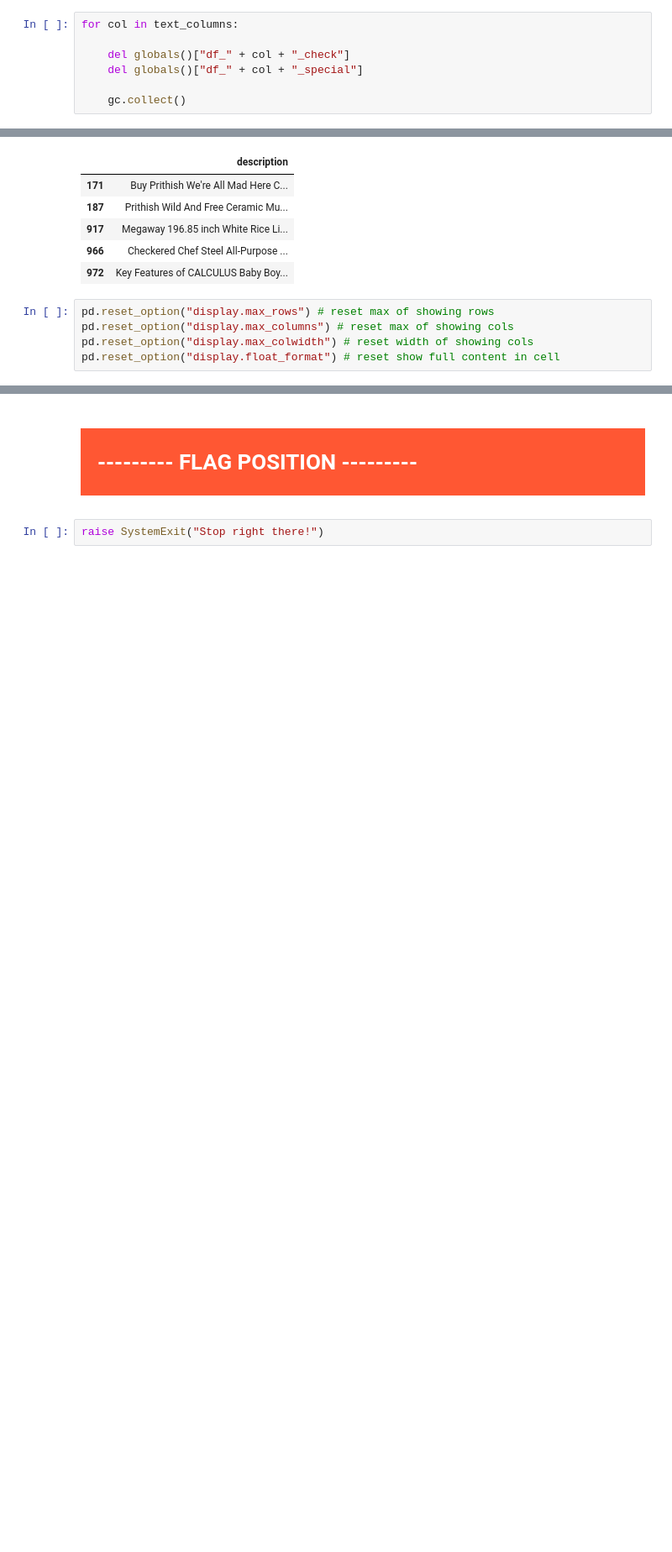
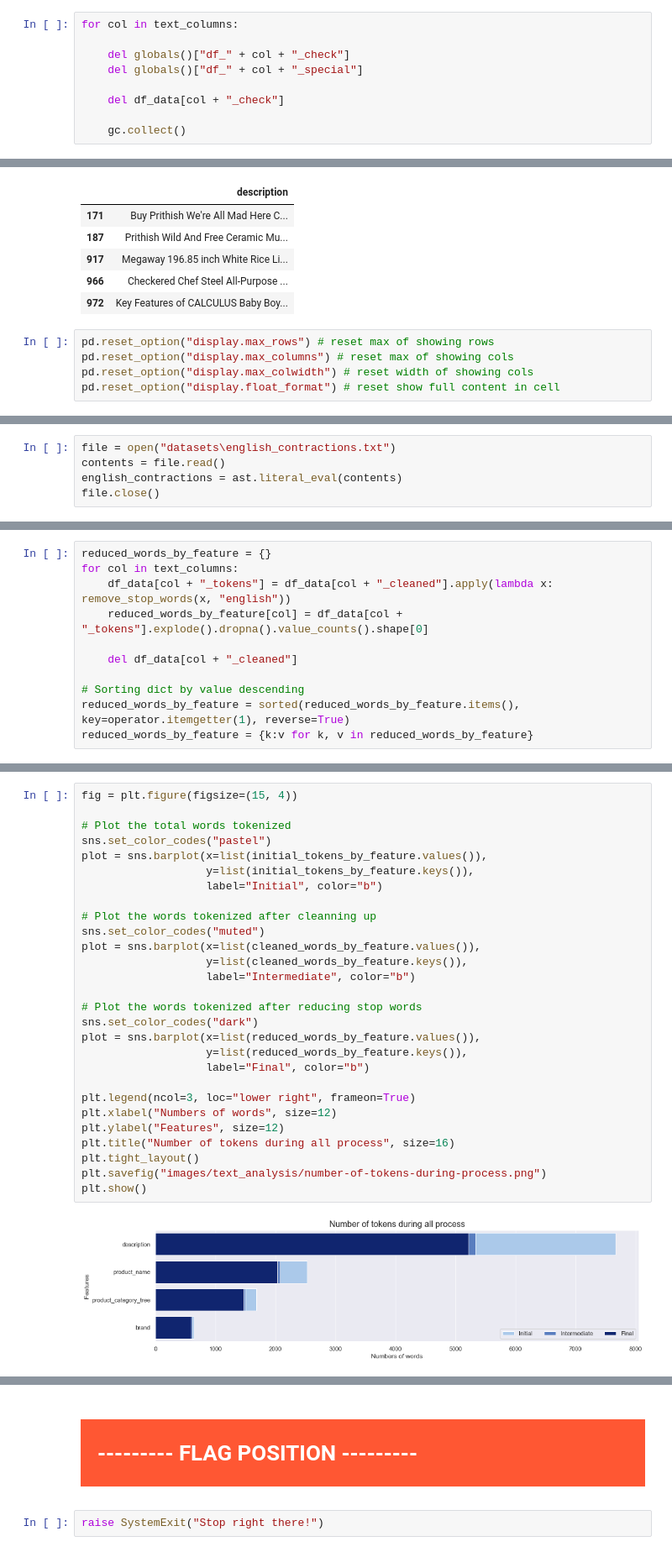
Before and after one commit to samirhinojosa/OC-P6-automatically-classify-consumer-goods, a Jupyter notebook: text_analysis_notebook.ipynb, the cells around one changed output, grey strips where cells are left out. Shown: that part at 84% size. Drawn from its saved outputs; the diff is of its cells as text; blank space fills up the shorter version.

Commit message:
cleanning up and tokenization of words

```diff
--- a/text_analysis_notebook.ipynb
+++ b/text_analysis_notebook.ipynb
@@ -549,4 +550,6 @@ for col in text_columns:
     del globals()["df_" + col + "_check"]
     del globals()["df_" + col + "_special"]
 
+    del df_data[col + "_check"]
+
     gc.collect()
@@ -608,0 +653,5 @@ pd.reset_option("display.float_format") # reset show full content in cell
+# %%
+file = open("datasets\english_contractions.txt")
+contents = file.read()
+english_contractions = ast.literal_eval(contents)
+file.close()
@@ -608,0 +705,11 @@ pd.reset_option("display.float_format") # reset show full content in cell
+# %%
+reduced_words_by_feature = {}
+for col in text_columns:
+    df_data[col + "_tokens"] = df_data[col + "_cleaned"].apply(lambda x: remove_stop_words(x, "english"))
+    reduced_words_by_feature[col] = df_data[col + "_tokens"].explode().dropna().value_counts().shape[0]
+
+    del df_data[col + "_cleaned"]
+
+# Sorting dict by value descending
+reduced_words_by_feature = sorted(reduced_words_by_feature.items(), key=operator.itemgetter(1), reverse=True)
+reduced_words_by_feature = {k:v for k, v in reduced_words_by_feature}
@@ -608,0 +739,30 @@ pd.reset_option("display.float_format") # reset show full content in cell
+# %%
+fig = plt.figure(figsize=(15, 4))
+
+# Plot the total words tokenized
+sns.set_color_codes("pastel")
+plot = sns.barplot(x=list(initial_tokens_by_feature.values()),
+                   y=list(initial_tokens_by_feature.keys()),
+                   label="Initial", color="b")
+
+# Plot the words tokenized after cleanning up
+sns.set_color_codes("muted")
+plot = sns.barplot(x=list(cleaned_words_by_feature.values()),
+                   y=list(cleaned_words_by_feature.keys()),
+                   label="Intermediate", color="b")
+
+# Plot the words tokenized after reducing stop words
+sns.set_color_codes("dark")
+plot = sns.barplot(x=list(reduced_words_by_feature.values()),
+                   y=list(reduced_words_by_feature.keys()),
+                   label="Final", color="b")
+
+plt.legend(ncol=3, loc="lower right", frameon=True)
+plt.xlabel("Numbers of words", size=12)
+plt.ylabel("Features", size=12)
+plt.title("Number of tokens during all process", size=16)
+plt.tight_layout()
+plt.savefig("images/text_analysis/number-of-tokens-during-process.png")
+plt.show()
+# %% [output]
+[figure, added]
```
Also changed, not shown: parts of 79 cells of this notebook, 4 other files.
